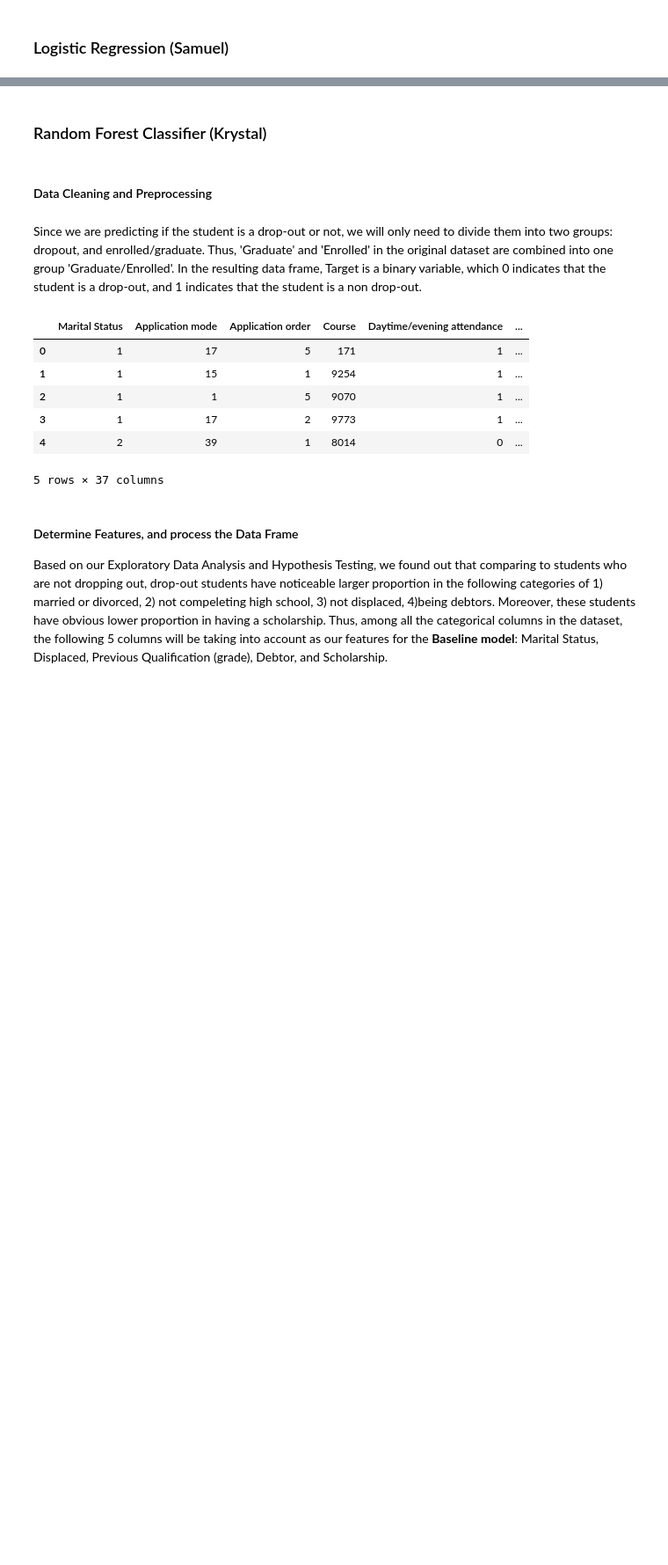
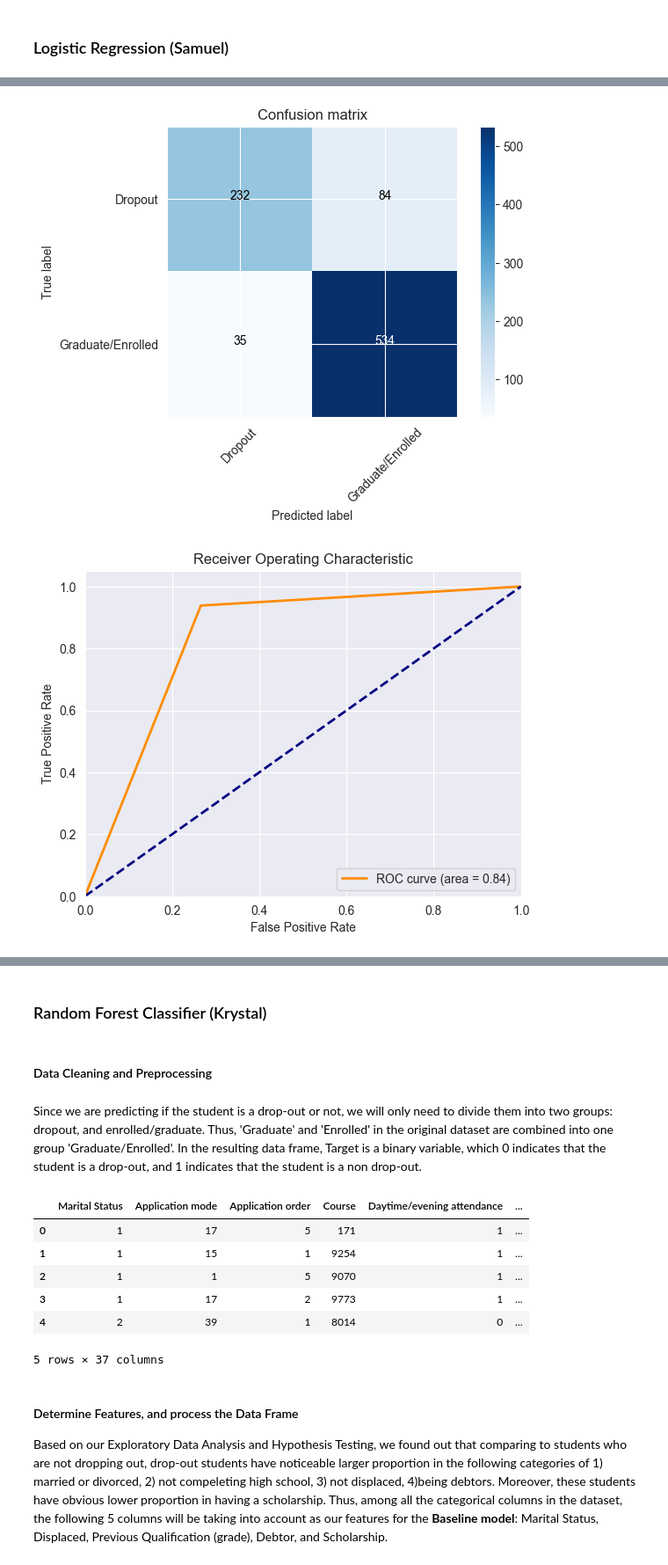
Before and after one commit to leena-kang/MATH189_Project, a Jupyter notebook: Final_SourceCode.ipynb, the cells around one changed output, grey strips where cells are left out. Shown at 88% size. Cells and saved outputs as stored; diff of their text form; code cells hidden in the pictures; blank space fills up the shorter version.

```diff
--- a/Final_SourceCode.ipynb
+++ b/Final_SourceCode.ipynb
@@ -1462,0 +1588,6 @@ from sklearn.model_selection import cross_val_score
+# %%
+print(df1['AttendanceTime'].unique())
+
+df1['AttendanceTime'] = df1['AttendanceTime'].replace(['Day','Evening'], [0,1])
+
+print(df1['AttendanceTime'].unique())
@@ -1462,0 +1597,7 @@ from sklearn.model_selection import cross_val_score
+# %%
+print(df1['Nationality'].unique())
+
+# One hot encode this
+
+df_one_hot = pd.get_dummies(df1['Nationality'])
+df1 = pd.concat([df1, df_one_hot], axis=1)
@@ -1462,0 +1631,3 @@ from sklearn.model_selection import cross_val_score
+# %%
+X = df1.drop(['Target', 'Course', 'Nationality', 'Marital Status', "Mother's qualification", "Father's qualification"], axis=1)
+y = df1['Target']
@@ -1462,0 +1698,61 @@ from sklearn.model_selection import cross_val_score
+# %%
+# Function to plot confusion matrix
+def plot_confusion_matrix(cm, classes,
+                          normalize=False,
+                          title='Confusion matrix',
+                          cmap=plt.cm.Blues):
+    """
+    This function prints and plots the confusion matrix.
+    Normalization can be applied by setting `normalize=True`.
+    """
+    plt.imshow(cm, interpolation='nearest', cmap=cmap)
+    plt.title(title)
+    plt.colorbar()
+    tick_marks = np.arange(len(classes))
+    plt.xticks(tick_marks, classes, rotation=45)
+    plt.yticks(tick_marks, classes)
+
+    if normalize:
+        cm = cm.astype('float') / cm.sum(axis=1)[:, np.newaxis]
+        print("Normalized confusion matrix")
+    else:
+        print('Confusion matrix, without normalization')
+
+    print(cm)
+
+    thresh = cm.max() / 2.
+    for i, j in itertools.product(range(cm.shape[0]), range(cm.shape[1])):
+        plt.text(j, i, cm[i, j],
+                 horizontalalignment="center",
+                 color="white" if cm[i, j] > thresh else "black")
+
+    plt.tight_layout()
+    plt.ylabel('True label')
+    plt.xlabel('Predicted label')
+
+# Plotting the confusion matrix
+plot_confusion_matrix(confusion_matrix, classes=['Dropout', 'Graduate/Enrolled'])
+
+# Function to plot ROC curve
+def plot_roc_curve(y_test, y_pred):
+    fpr, tpr, thresholds = roc_curve(y_test, y_pred, pos_label=1)
+    roc_auc = auc(fpr, tpr)
+
+    plt.figure()
+    plt.plot(fpr, tpr, color='darkorange', lw=2, label='ROC curve (area = %0.2f)' % roc_auc)
+    plt.plot([0, 1], [0, 1], color='navy', lw=2, linestyle='--')
+    plt.xlim([0.0, 1.0])
+    plt.ylim([0.0, 1.05])
+    plt.xlabel('False Positive Rate')
+    plt.ylabel('True Positive Rate')
+    plt.title('Receiver Operating Characteristic')
+    plt.legend(loc="lower right")
+    plt.show()
+
+# Convert y_test and y_pred to numeric for ROC curve plotting
+y_test_numeric = y_test.astype(int)
+y_pred_numeric = [int(pred) for pred in y_pred]
+
+# Plotting ROC curve
+plot_roc_curve(y_test_numeric, y_pred_numeric)
+# %% [output]
@@ -1462,0 +1762,2 @@ from sklearn.model_selection import cross_val_score
+[figure, added]
+[figure, added]
```
Also changed, not shown: parts of 56 cells of this notebook.
